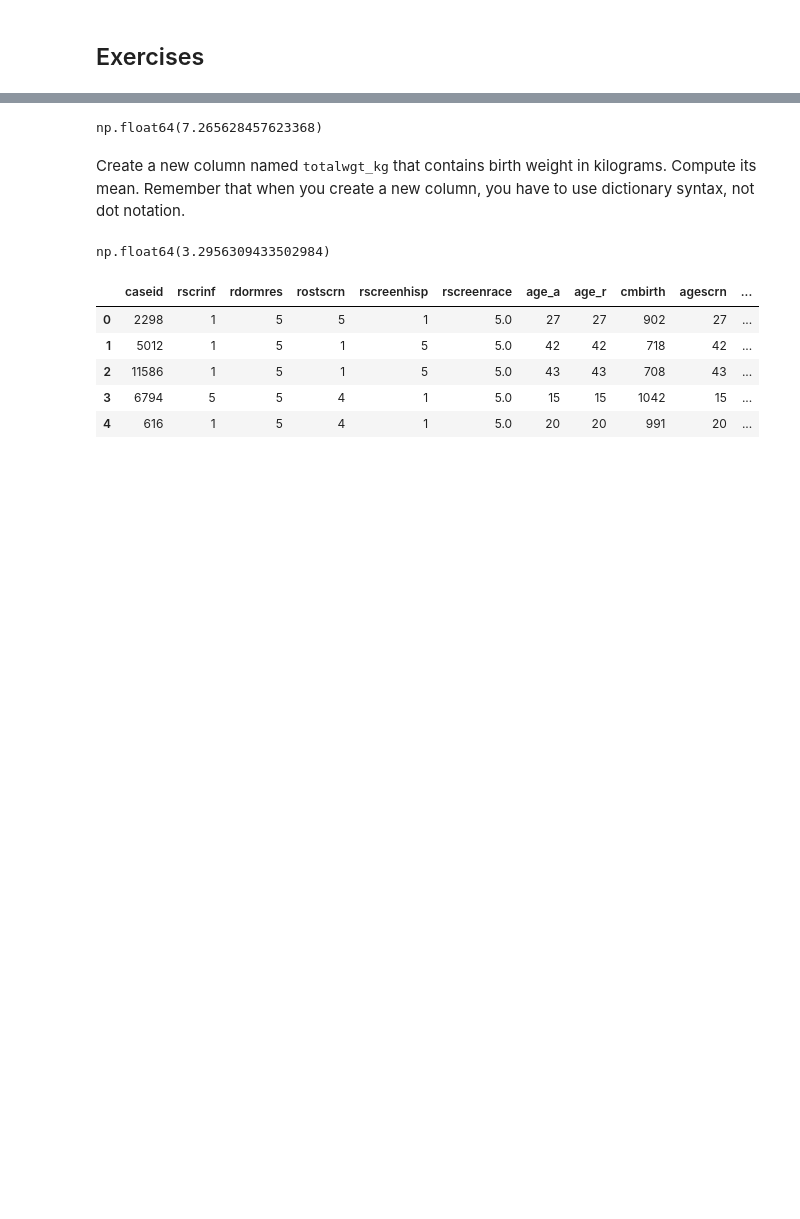
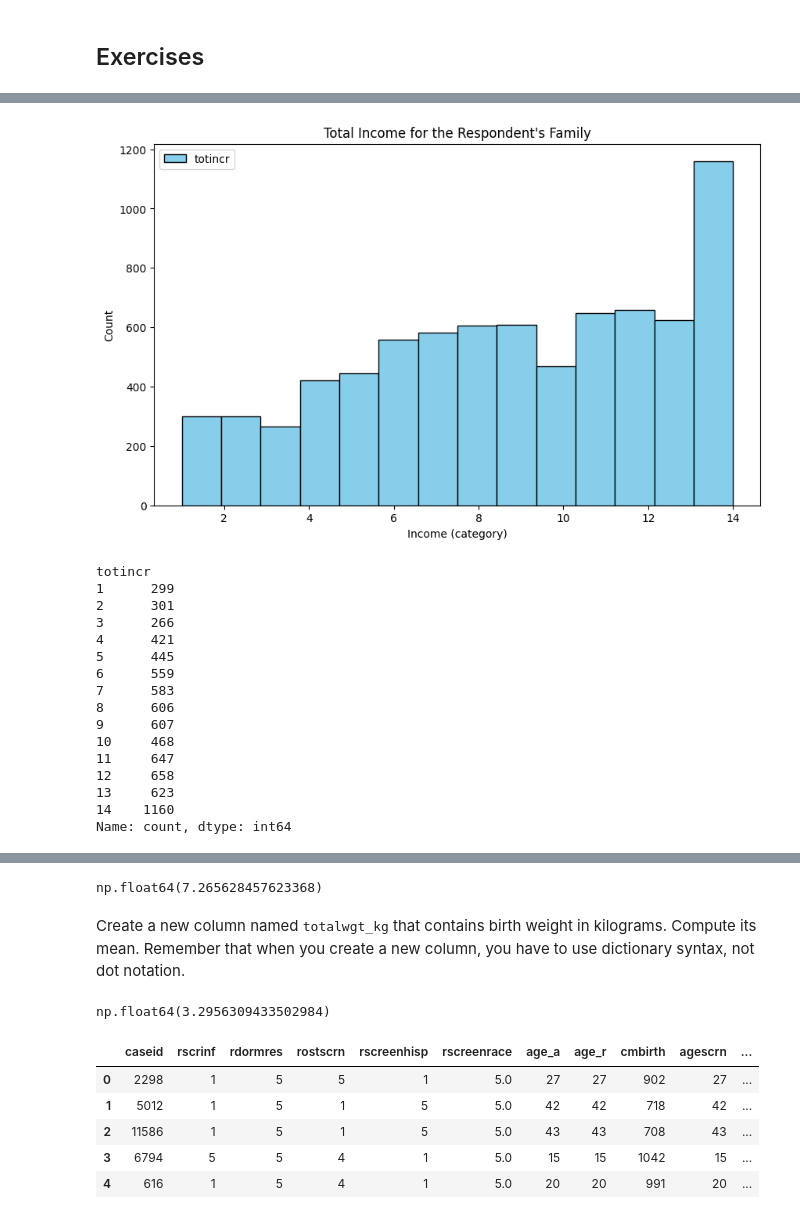
Before and after one commit to sclement2/python_machinelearning, a Jupyter notebook: thinkstats_chp2.ipynb, the cells around one changed output, grey strips where cells are left out. Cells and saved outputs as stored; diff of their text form; code cells hidden in the pictures; blank space fills up the shorter version.

```diff
--- a/thinkstats_chp2.ipynb
+++ b/thinkstats_chp2.ipynb
@@ -257 +384,3 @@ print(((first.prglngth.mean() - other.prglngth.mean()) * 7 * 24).round(3)) # hou
+# %%
+resp = nsfg.ReadFemResp()
 # %% [markdown]
@@ -258,0 +388,29 @@ Select the `birthord` column, print the value counts, and compare to results pub
+# %%
+bins = resp.totincr.value_counts().sort_index().count() # use count of groups as bin
+plt.figure(figsize=(10,6))
+plt.hist(resp.totincr, bins=bins, color='skyblue', edgecolor='black', label='totincr')
+plt.title("Total Income for the Respondent's Family")
+plt.xlabel('Income (category)')
+plt.ylabel('Count')
+plt.legend()
+plt.show()
+
+resp.totincr.value_counts().sort_index()
+# %% [output]
+[figure, added]
+totincr
+1      299
+2      301
+3      266
+4      421
+5      445
+6      559
+7      583
+8      606
+9      607
+10     468
+11     647
+12     658
+13     623
+14    1160
+Name: count, dtype: int64
```
Also changed, not shown: parts of 26 cells of this notebook.
